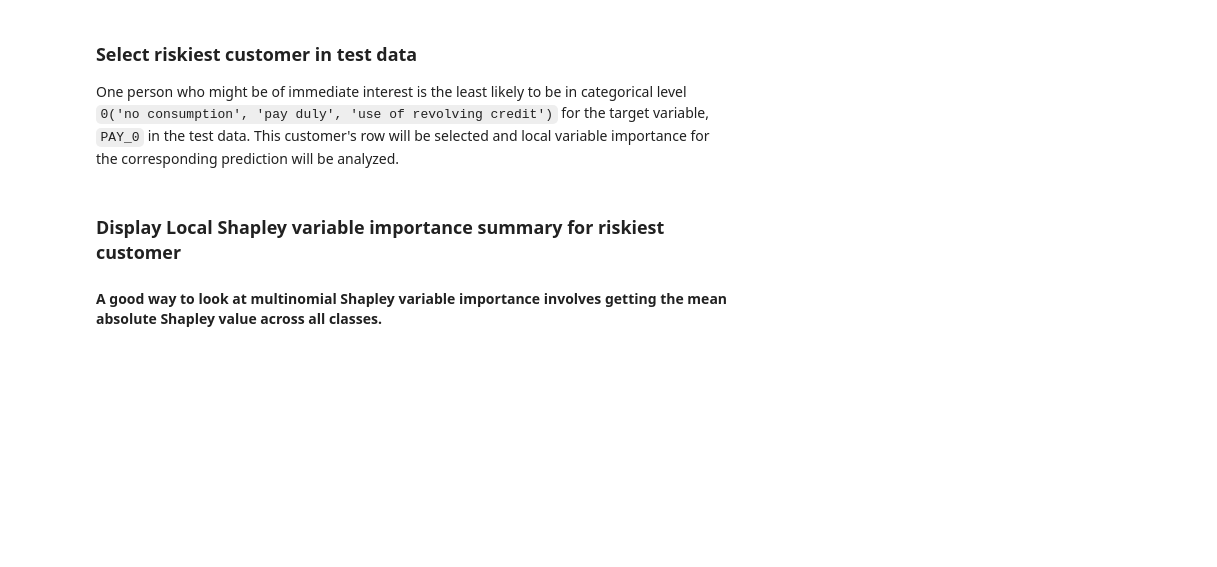
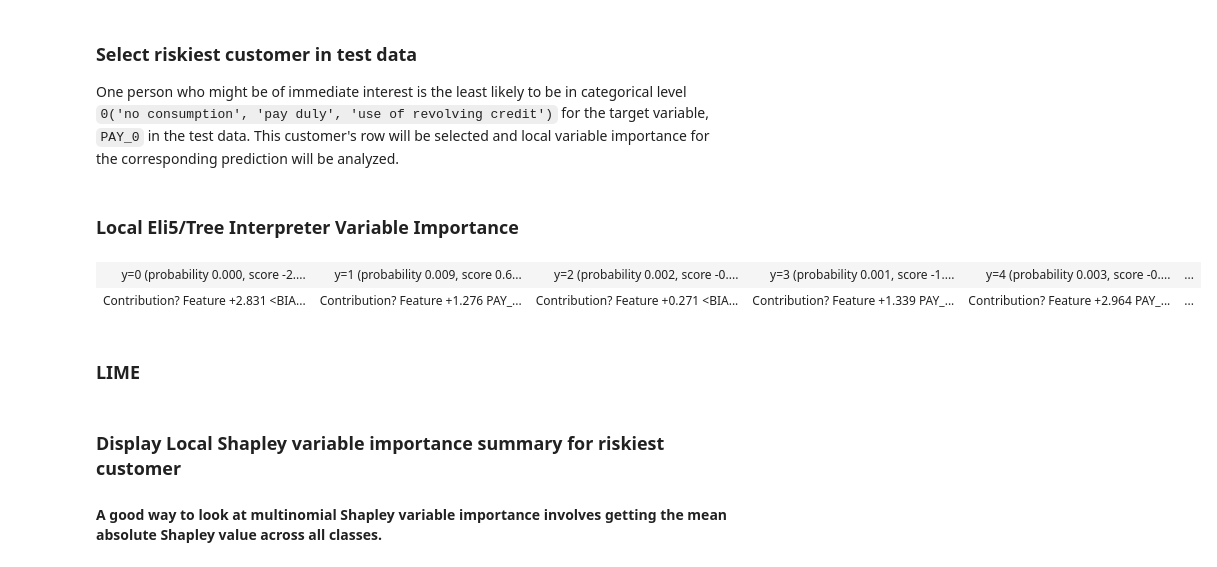
Before and after one commit to navdeep-G/interpretable-ml, a Jupyter notebook: notebooks/credit/xgb_credit_multinomial_shap_pdp_ice.ipynb, the cells around one changed output. Drawn from its saved outputs; the diff is of its cells as text; code cells hidden in the pictures; blank space fills up the shorter version.

Commit message:
Updates to credit notebook for multinomial. Now includes eli5 and LIME for comparison

```diff
--- a/notebooks/credit/xgb_credit_multinomial_shap_pdp_ice.ipynb
+++ b/notebooks/credit/xgb_credit_multinomial_shap_pdp_ice.ipynb
@@ -612,0 +674,5 @@ def plot_shapley_row(decile, row, class_index=None):
+# %%
+def eli5_dd(row, model):
+    eli5_df = eli5.explain_prediction_df(model, row[X].iloc[0]).sort_values(by='weight', ascending=True)
+    _ = eli5_df[['feature', 'weight']].plot(kind='bar', title='Approximate Local Contributions', x='feature', legend=False)
+    return eli5.explain_prediction_xgboost(model, row[X].iloc[0])
@@ -616,3 +688,12 @@ One person who might be of immediate interest is the least likely to be in categ
 # %%
 decile = 0
 row = test[test['ID'] == percentile_dict[decile]]
+# %% [markdown]
+### Local Eli5/Tree Interpreter Variable Importance
+# %%
+eli5_dd(row, xgb_model)
+# %% [output]
+| y=0 (probability 0.000, score -2.... | y=1 (probability 0.009, score 0.6... | y=2 (probability 0.002, score -0.... | y=3 (probability 0.001, score -1.... | y=4 (probability 0.003, score -0.... | ... |
+| Contribution? Feature +2.831 <BIA... | Contribution? Feature +1.276 PAY_... | Contribution? Feature +0.271 <BIA... | Contribution? Feature +1.339 PAY_... | Contribution? Feature +2.964 PAY_... | ... |
+# %% [markdown]
+### LIME
```
Also changed, not shown: parts of 24 cells of this notebook, 50 other files.
